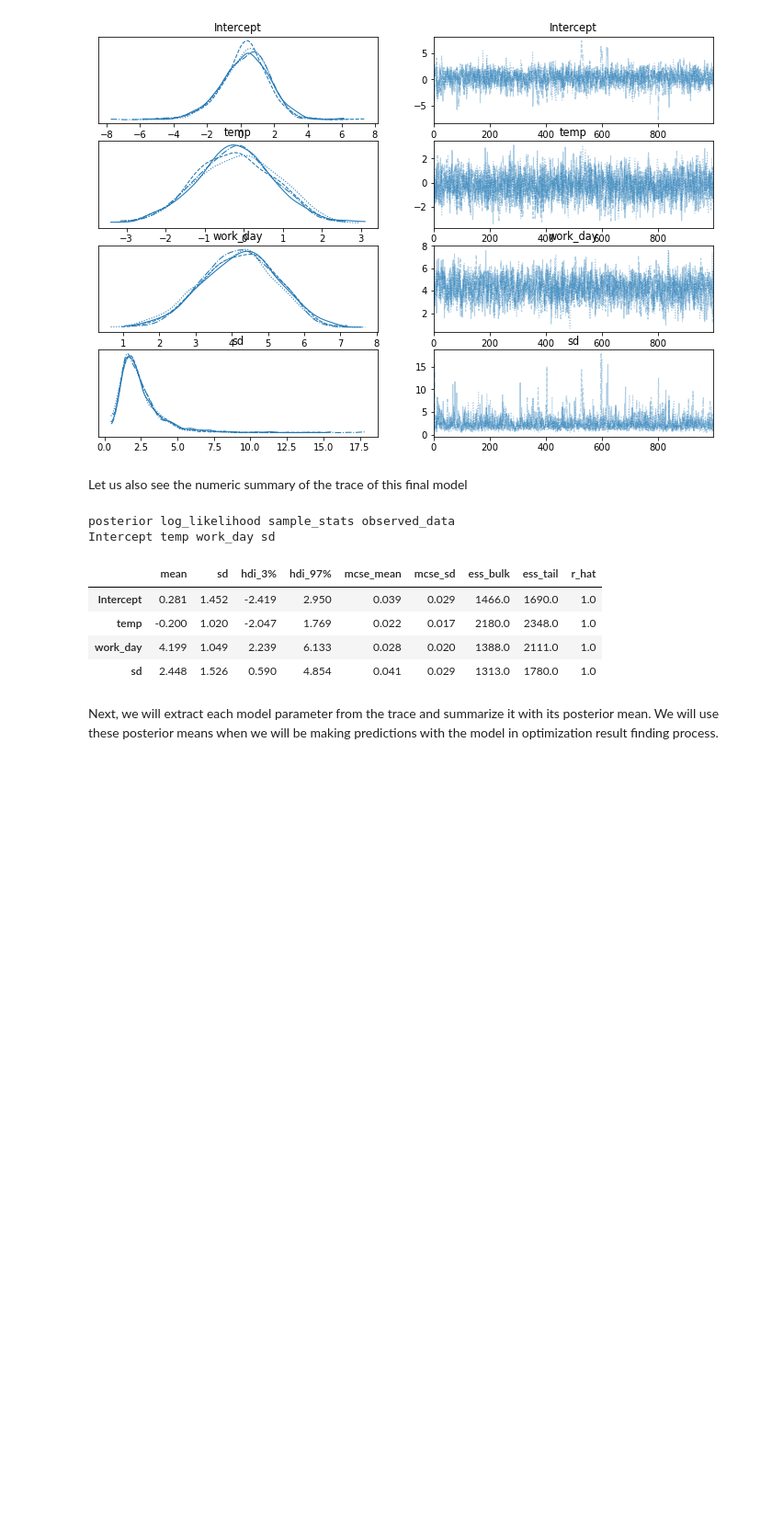
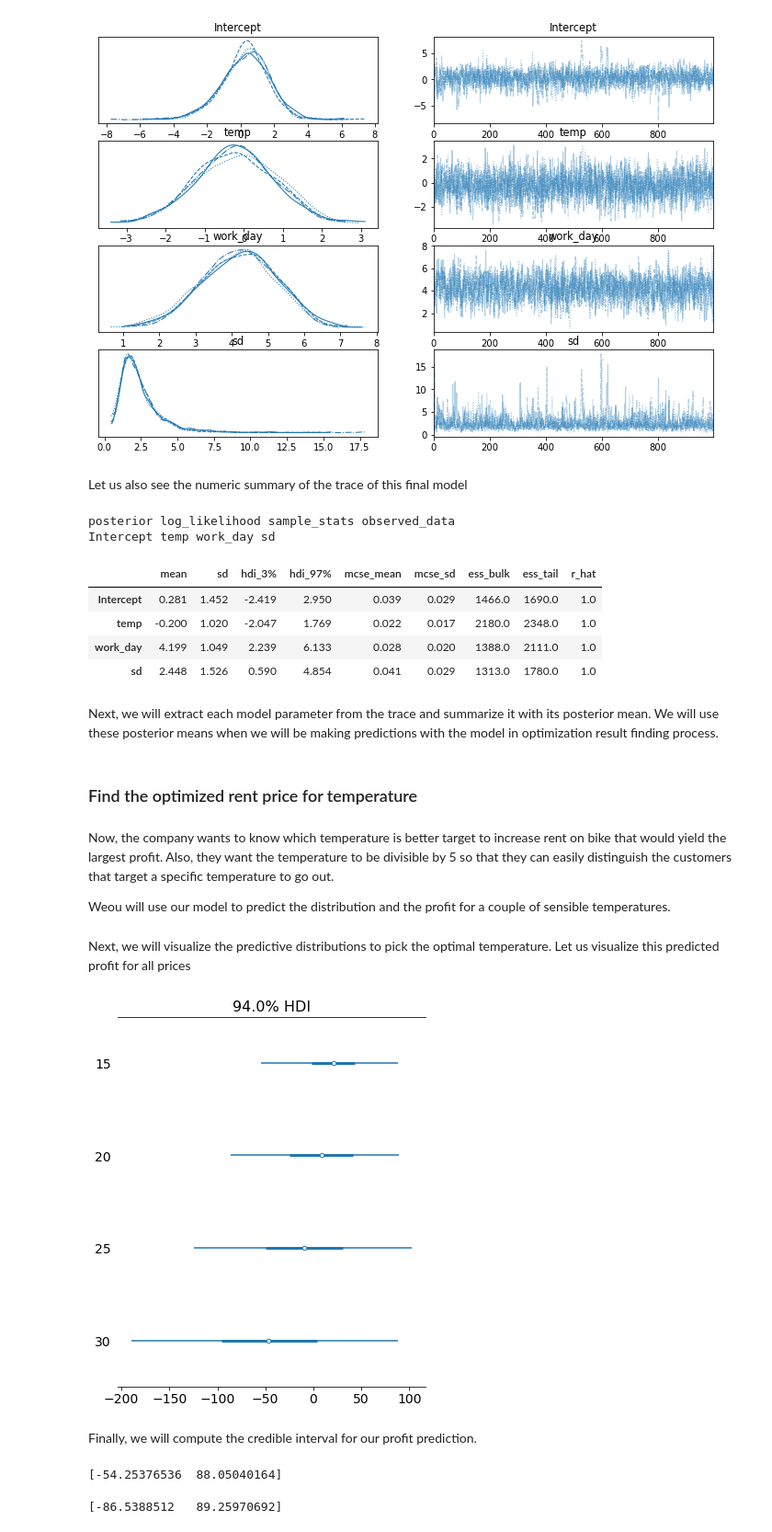
Before and after one commit to syednayeemridwan/data-science-projects, a Jupyter notebook: MCMC for Optimized profit/simulation - final - Copy.ipynb, the cells around one changed output. Shown at 92% size. Drawn from its saved outputs; the diff is of its cells as text; code cells hidden in the pictures; blank space fills up the shorter version.

Commit message:
Find optimized result for price distribution
This commit introduces the following changes:

- Specify problem statement for price intervals
- Generate Different predicted distribution for Different temparature values
- Visualize the distribution through forestplot
- Extract the optimized credible intervals
- Perform the process on worse model (model 2) for test purpose

```diff
--- a/MCMC for Optimized profit/simulation - final - Copy.ipynb
+++ b/MCMC for Optimized profit/simulation - final - Copy.ipynb
@@ -328,3 +328,42 @@ temp_mean = np.mean(trace["posterior"]["temp"])
 work_day_mean = np.mean(trace["posterior"]["work_day"])
 # wind_speed_mean = np.mean(trace["posterior"]["wind_speed"])
 sd_mean = np.mean(trace["posterior"]["sd"])
+# %% [markdown]
+### Find the optimized rent price for temperature
+# %% [markdown]
+Now, the company wants to know which temperature is better target to increase rent on bike that would yield the largest profit. Also, they want the temperature to be divisible by 5 so that they can easily distinguish the customers that target a specific temperature to go out.
+
+Weou will use our model to predict the distribution and the profit for a couple of sensible temperatures.
+# %%
+import arviz as az
+
+# For each temperature, predict distribution and use it to predict optimized rent price
+temp_distribution_map = {}
+for temp in [15, 20, 25, 30]:
+    pred_mean = (intercept_mean + temp_mean * temp + work_day_mean)
+    pred_distribution = np.random.normal(pred_mean, sd_mean, size=1000)
+    temp_pred = temp * pred_distribution
+    temp_distribution_map.update({temp: temp_pred})
+# %% [markdown]
+Next, we will visualize the predictive distributions to pick the optimal temperature. Let us visualize this predicted profit for all prices
+# %%
+
+# Draw a forest plot of predicted profit for all prices
+pm.forestplot(temp_distribution_map)
+plt.show()
+# %% [output]
+[figure, added]
+# %% [markdown]
+Finally, we will compute the credible interval for our profit prediction.
+# %%
+# Calculate and print HPD of predicted profit for the first optimal temparature
+opt1_hpd = az.hdi(temp_distribution_map[15], credible_interval=0.99)
+print(opt1_hpd)
+# %% [output]
+[-54.25376536  88.05040164]
+# %%
+# Calculate and print HPD of predicted profit for the second optimal temparature
+opt2_hpd = az.hdi(temp_distribution_map[20], credible_interval=0.99)
+print(opt2_hpd)
+# %% [output]
+[-86.5388512   89.25970692]
```
